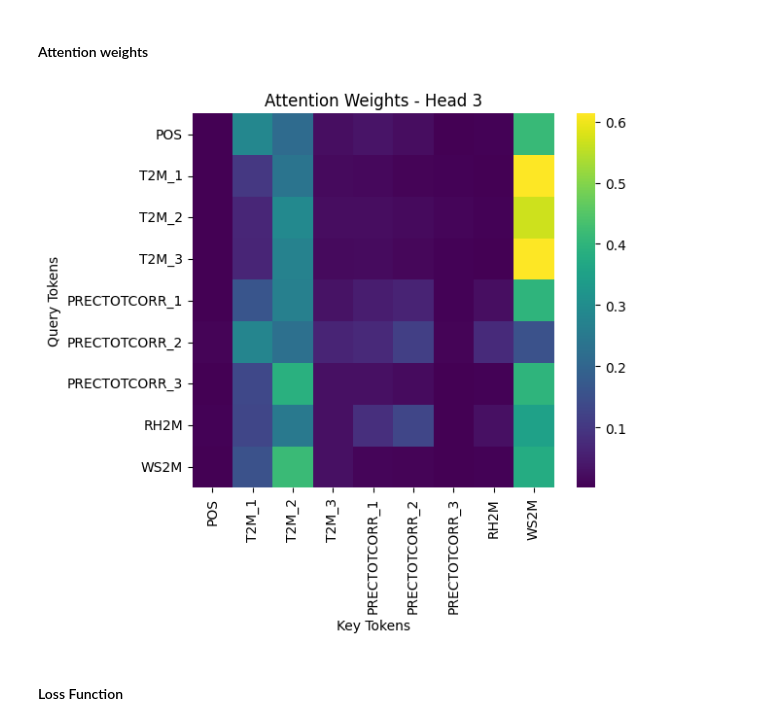
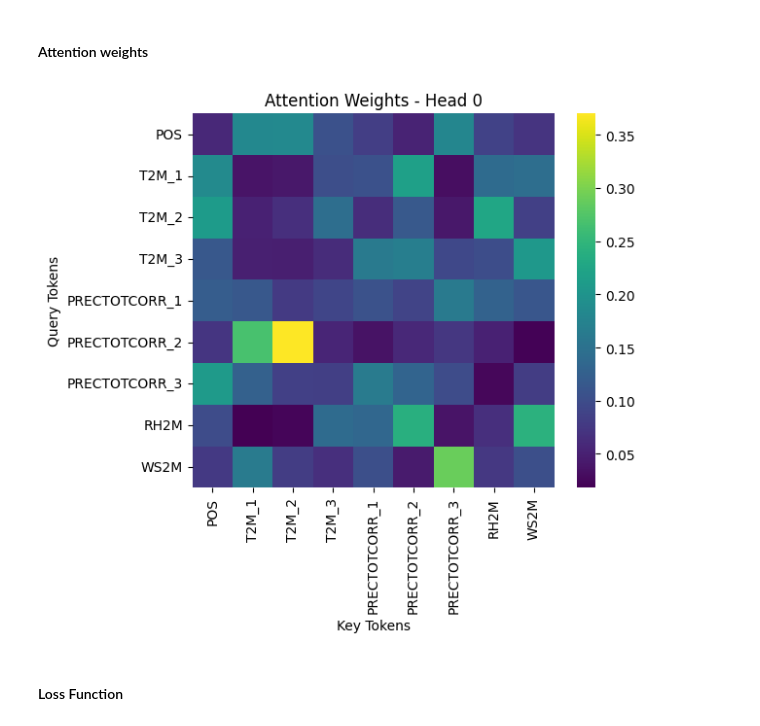
Before and after one commit to hacha007/Code, a Jupyter notebook: CST Final.ipynb, the cells around one changed output. Cells and saved outputs as stored; diff of their text form; code cells hidden in the pictures.

```diff
--- a/CST Final.ipynb
+++ b/CST Final.ipynb
@@ -81,7 +81,7 @@ test_loader = DataLoader(test_dataset, batch_size=256)
 # %%
 X_train, X_test, Y_train, Y_test = train_test_split(X_feat, y, test_size=0.25, random_state=42)
 
-x_scaler = StandardScaler()
+x_scaler = MinMaxScaler()
 X_train = x_scaler.fit_transform(X_train)
 X_test = x_scaler.transform(X_test)
 
@@ -515,16 +479,16 @@ def plot_attention(attn, head=0, labels=None, title="Attention Weights"):
 # %%
 model.eval()
 with torch.no_grad():
     xb, yb = next(iter(test_loader))  # Take one batch
     xb = xb.to(device)
     _ = model(xb)  # Run forward
 
     attn = model.get_attention_weights()
 
     encoder_attn = attn["encoder"][0]  # First sample in batch
-    plot_attention(encoder_attn, head = 3,labels=["POS",'T2M_1','T2M_2','T2M_3','PRECTOTCORR_1','PRECTOTCORR_2','PRECTOTCORR_3','RH2M', "WS2M"])
+    plot_attention(encoder_attn, head = 0,labels=["POS",'T2M_1','T2M_2','T2M_3','PRECTOTCORR_1','PRECTOTCORR_2','PRECTOTCORR_3','RH2M', "WS2M"])
 # %% [output]
-[figure, old version]
+[figure, new version]
 # %% [markdown]
 #### Loss Function
 # %%
```
Also changed, not shown: parts of 8 cells of this notebook.
